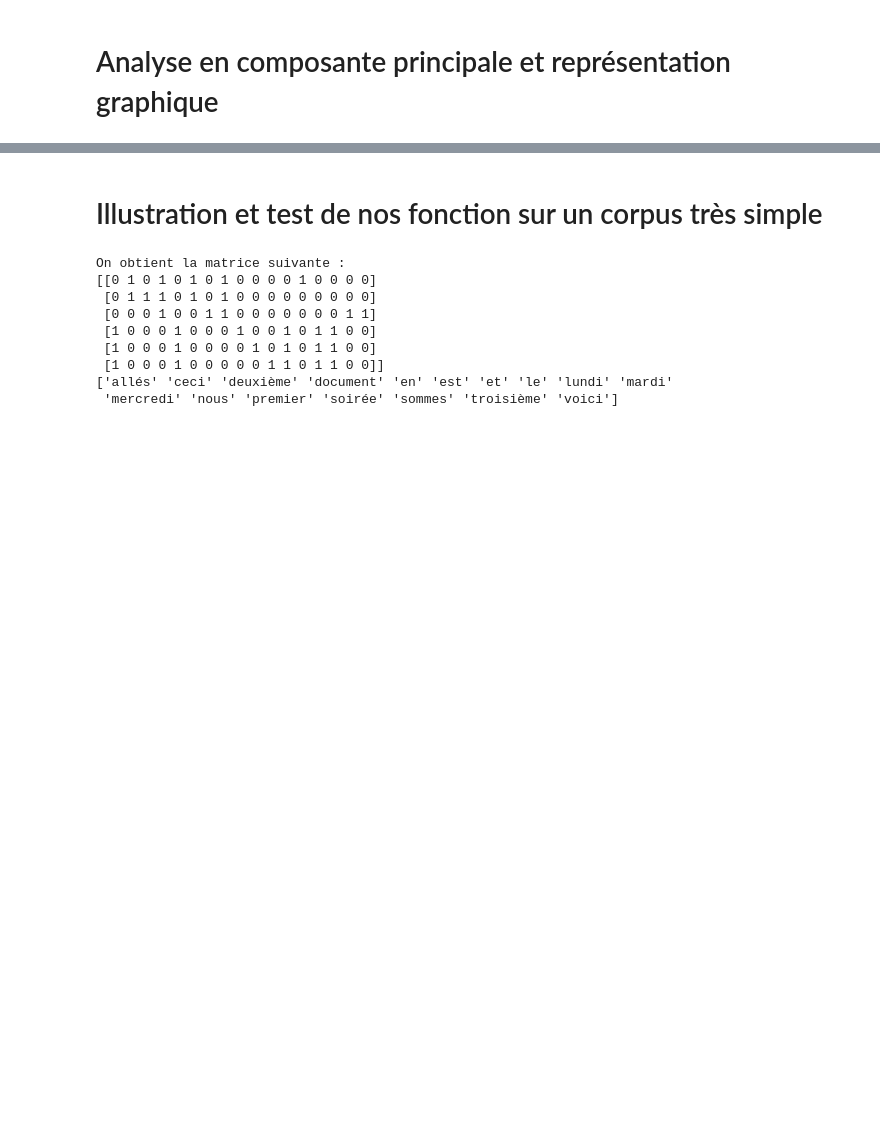
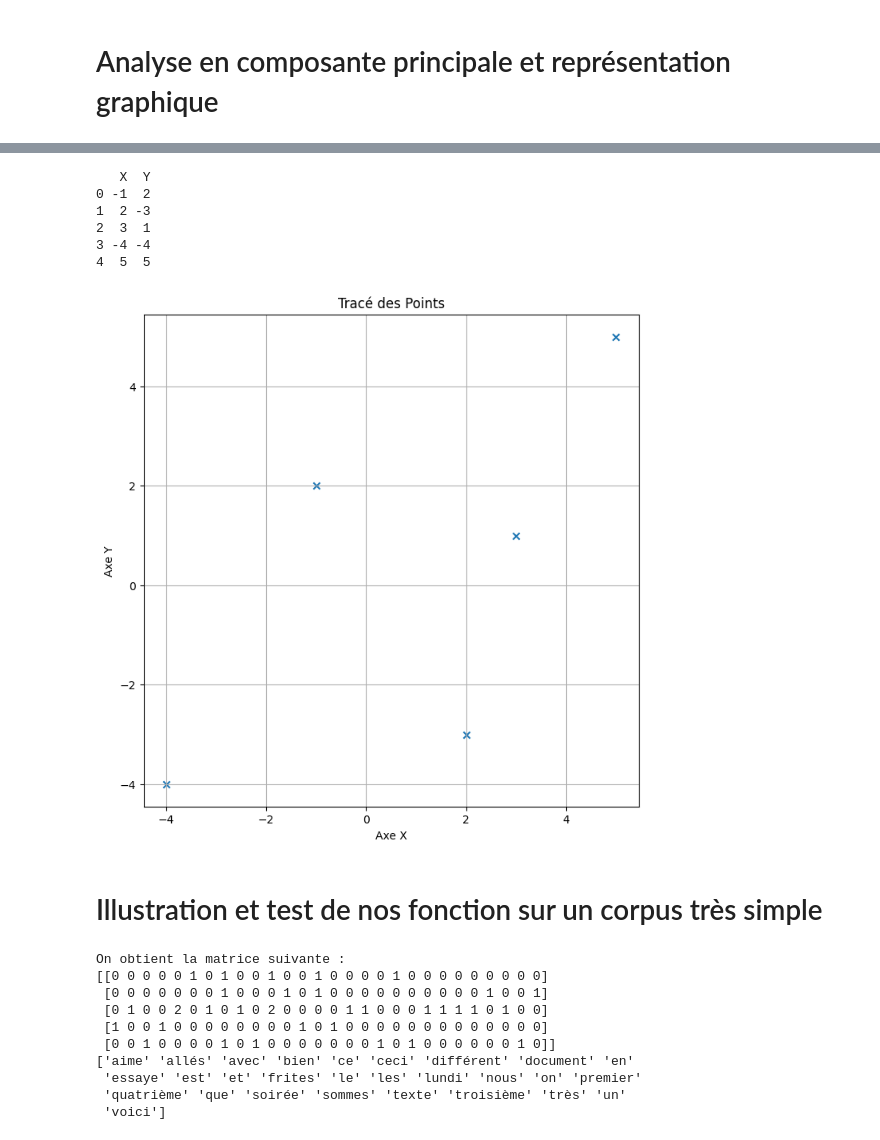
Before and after one commit to jcomperatore/PythonPourLaDataScience, a Jupyter notebook: Analyse thématique/première_analyse_textuelle.ipynb, the cells around one changed output, grey strips where cells are left out. Saved outputs shown, nothing was run; the diff lists cells and outputs as text; code cells hidden in the pictures; blank space fills up the shorter version.

```diff
--- a/Analyse thématique/première_analyse_textuelle.ipynb
+++ b/Analyse thématique/première_analyse_textuelle.ipynb
@@ -102,3 +272,45 @@ def clustering_kmeans_lignes(matrice_sparse, nombre_clusters):
+# %%
+import matplotlib.pyplot as plt
+import pandas as pd
+
+def tracer_points(data_frame, title=None, xlabel=None, ylabel=None):
+    """
+    Trace les points d'un DataFrame à deux colonnes dans l'espace bidimensionnel.
+
+    Args:
+    - data_frame (pandas.DataFrame): DataFrame avec deux colonnes représentant les coordonnées des points.
+    - title (str, optional): Titre du graphique.
+    - xlabel (str, optional): Libellé de l'axe des abscisses.
+    - ylabel (str, optional): Libellé de l'axe des ordonnées.
+    """
+    plt.figure(figsize=(8, 8))
+
+    plt.scatter(data_frame.iloc[:, 0], data_frame.iloc[:, 1], marker='x')
+
+    plt.title(title)
+    plt.xlabel(xlabel)
+    plt.ylabel(ylabel)
+
+    # Ajuster automatiquement l'échelle de l'axe en fonction des points
+    plt.axis('auto')
+
+    plt.grid(True)
+    plt.show()
+
+# Exemple d'utilisation
+# Supposons que df soit votre DataFrame avec deux colonnes de coordonnées (X et Y)
+# et que vous souhaitez tracer les points
+df = pd.DataFrame({'X': [-1, 2, 3, -4, 5], 'Y': [2, -3, 1, -4, 5]})
+print(df)
+tracer_points(df, title='Tracé des Points', xlabel='Axe X', ylabel='Axe Y')
+# %% [output]
+   X  Y
+0 -1  2
+1  2 -3
+2  3  1
+3 -4 -4
+4  5  5
+[figure, added]
 # %% [markdown]
 # Illustration et test de nos fonction sur un corpus très simple
 # %%
@@ -106,19 +318,20 @@ corpus = ["Ceci est le premier document.", "Ceci est le deuxième document.", "E
 #On crée un corpus de texte très simple avec 6 texte qu'on classe intuitivement en deux groupes très homogènes.
 # %%
-matrice_bow, mots = vectorisation_bag_of_words(corpus)
+matrice_bow, mots = vectorisation_bag_of_words(corpus_exemple_simple)
 print("On obtient la matrice suivante :")
 print(matrice_bow.toarray())
 print(mots)
 # %% [output]
 On obtient la matrice suivante :
-[[0 1 0 1 0 1 0 1 0 0 0 0 1 0 0 0 0]
- [0 1 1 1 0 1 0 1 0 0 0 0 0 0 0 0 0]
- [0 0 0 1 0 0 1 1 0 0 0 0 0 0 0 1 1]
- [1 0 0 0 1 0 0 0 1 0 0 1 0 1 1 0 0]
- [1 0 0 0 1 0 0 0 0 1 0 1 0 1 1 0 0]
- [1 0 0 0 1 0 0 0 0 0 1 1 0 1 1 0 0]]
-['allés' 'ceci' 'deuxième' 'document' 'en' 'est' 'et' 'le' 'lundi' 'mardi'
- 'mercredi' 'nous' 'premier' 'soirée' 'sommes' 'troisième' 'voici']
+[[0 0 0 0 0 1 0 1 0 0 1 0 0 1 0 0 0 0 1 0 0 0 0 0 0 0 0 0]
+ [0 0 0 0 0 0 0 1 0 0 0 1 0 1 0 0 0 0 0 0 0 0 0 0 1 0 0 1]
+ [0 1 0 0 2 0 1 0 1 0 2 0 0 0 0 1 1 0 0 0 1 1 1 1 0 1 0 0]
+ [1 0 0 1 0 0 0 0 0 0 0 0 1 0 1 0 0 0 0 0 0 0 0 0 0 0 0 0]
+ [0 0 1 0 0 0 0 1 0 1 0 0 0 0 0 0 0 1 0 1 0 0 0 0 0 0 1 0]]
+['aime' 'allés' 'avec' 'bien' 'ce' 'ceci' 'différent' 'document' 'en'
+ 'essaye' 'est' 'et' 'frites' 'le' 'les' 'lundi' 'nous' 'on' 'premier'
+ 'quatrième' 'que' 'soirée' 'sommes' 'texte' 'troisième' 'très' 'un'
+ 'voici']
 # %%
 etiquettes_clusters_lignes = clustering_kmeans_lignes(matrice_bow, 2)
 print("Étiquettes des clusters pour les différents texte du corpus :", etiquettes_clusters_lignes)
```
Also changed, not shown: parts of 30 cells of this notebook.
